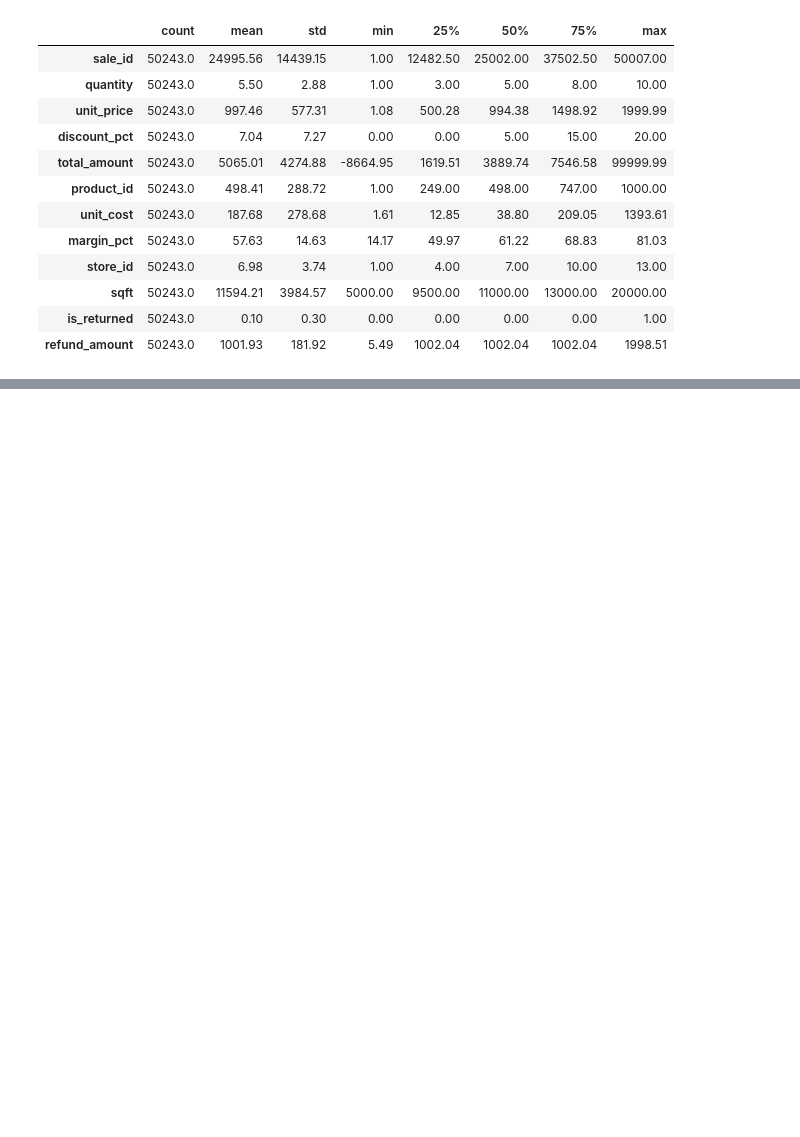
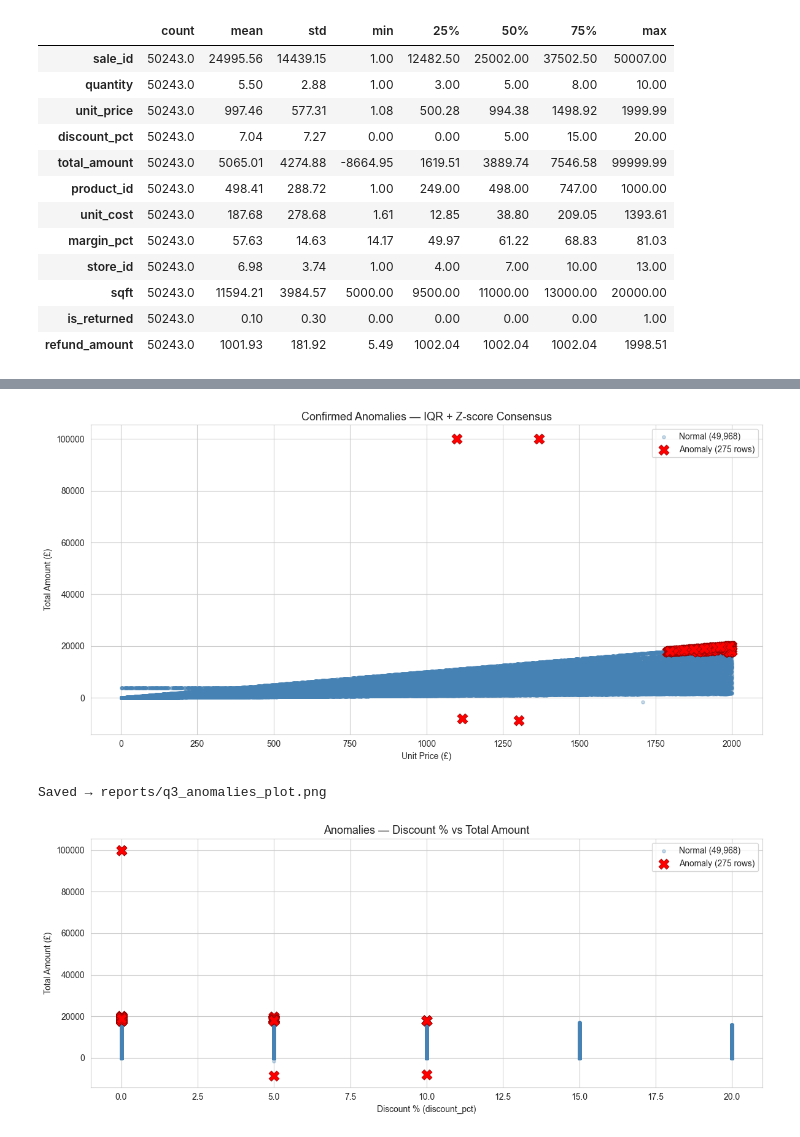
Before and after one commit to samuadesina/eda-exploration, a Jupyter notebook: notebooks/01_eda_exploration.ipynb, the cells around one changed output, grey strips where cells are left out. Drawn from its saved outputs; the diff is of its cells as text; code cells hidden in the pictures; blank space fills up the shorter version.

```diff
--- a/notebooks/01_eda_exploration.ipynb
+++ b/notebooks/01_eda_exploration.ipynb
@@ -389,0 +623,78 @@ Downtown Flagship       Books   4858.709304   5065.468003          -206.76
+# %%
+# ── Cell 9: Q3 — Visualise Anomalies ─────────────────────────────────────
+# Normal rows = small blue dots
+# Anomaly rows = large red X marks
+# We plot total_amount vs unit_price — most revealing for retail anomalies
+
+if len(detector.confirmed) > 0:
+    x_col = 'unit_price'
+    y_col = 'total_amount'
+
+    # Separate normal and anomalous rows
+    normal_mask  = ~analysis_df.index.isin(detector.confirmed.index)
+    normal_rows  = analysis_df[normal_mask]
+    anomaly_rows = analysis_df[~normal_mask]
+
+    fig, ax = plt.subplots(figsize=(12, 6))
+
+    # Normal rows — small transparent blue dots
+    ax.scatter(
+        normal_rows[x_col], normal_rows[y_col],
+        c='steelblue', alpha=0.3, s=15, label=f'Normal ({len(normal_rows):,})'
+    )
+
+    # Anomaly rows — large red X markers
+    ax.scatter(
+        anomaly_rows[x_col], anomaly_rows[y_col],
+        c='red', marker='X', s=150,
+        label=f'Anomaly ({len(anomaly_rows):,} rows)',
+        edgecolors='darkred', linewidths=0.5,
+        zorder=5
+    )
+
+    ax.set_title('Confirmed Anomalies — IQR + Z-score Consensus', fontsize=13)
+    ax.set_xlabel(x_col.replace('_', ' ').title() + ' (£)')
+    ax.set_ylabel(y_col.replace('_', ' ').title() + ' (£)')
+    ax.legend()
+    plt.tight_layout()
+    plt.savefig(REPORTS_DIR / 'q3_anomalies_plot.png', dpi=150, bbox_inches='tight')
+    plt.show()
+    print('Saved → reports/q3_anomalies_plot.png')
+
+    # ── Second view: total_amount vs discount_pct ─────────────────────────
+    fig, ax = plt.subplots(figsize=(12, 5))
+
+    ax.scatter(
+        normal_rows['discount_pct'], normal_rows['total_amount'],
+        c='steelblue', alpha=0.3, s=15, label=f'Normal ({len(normal_rows):,})'
+    )
+    ax.scatter(
+        anomaly_rows['discount_pct'], anomaly_rows['total_amount'],
+        c='red', marker='X', s=150,
+        label=f'Anomaly ({len(anomaly_rows):,} rows)',
+        edgecolors='darkred', linewidths=0.5,
+        zorder=5
+    )
+
+    ax.set_title('Anomalies — Discount % vs Total Amount', fontsize=13)
+    ax.set_xlabel('Discount % (discount_pct)')
+    ax.set_ylabel('Total Amount (£)')
+    ax.legend()
+    plt.tight_layout()
+    plt.savefig(REPORTS_DIR / 'q3_anomalies_discount.png', dpi=150, bbox_inches='tight')
+    plt.show()
+    print('Saved → reports/q3_anomalies_discount.png')
+
+    # ── Anomaly preview ───────────────────────────────────────────────────
+    print(f'\nAnomaly rows — top 10:')
+    print(anomaly_rows[['sale_date', 'store_name', 'category',
+                         'total_amount', 'unit_price', 'discount_pct']]
+          .head(10)
+          .to_string(index=False))
+
+else:
+    print('No confirmed anomalies found — data is clean!')
+# %% [output]
+[figure, added]
+Saved → reports/q3_anomalies_plot.png
+[figure, added]
```
Also changed, not shown: parts of 6 cells of this notebook.
